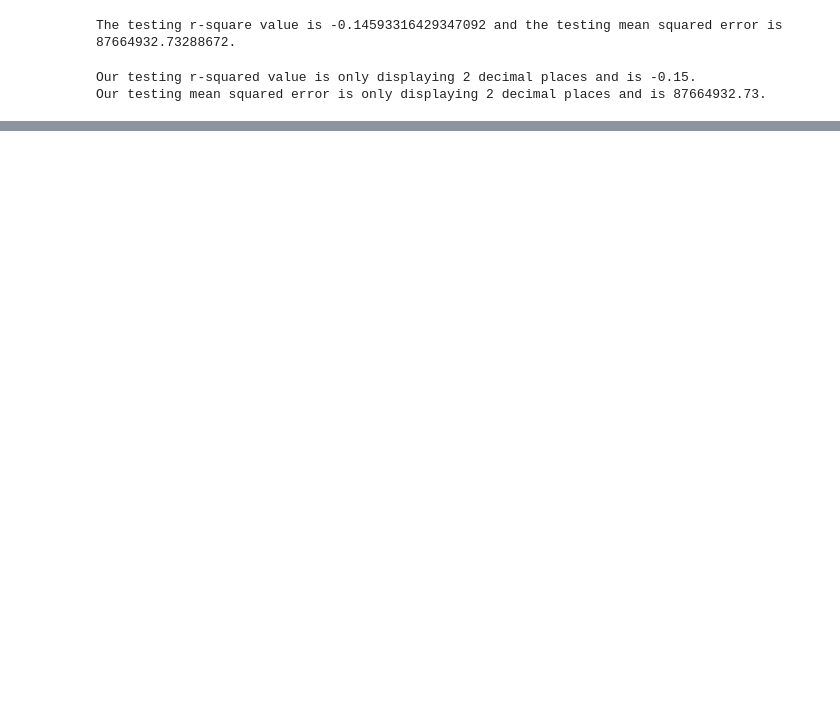
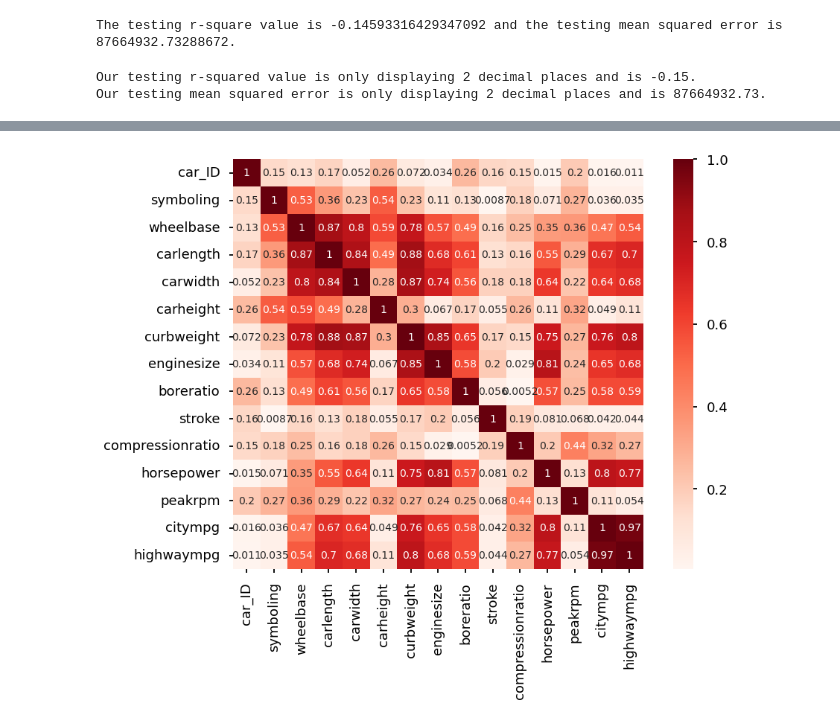
Before and after one commit to A-Kutscher/Linear-Regression-in-Satsmodels--AND--Diagnosing-Your-Regression-Model-, a Jupyter notebook: Linear Regression in statsmodels (Practice).ipynb, the cells around one changed output, grey strips where cells are left out. Drawn from its saved outputs; the diff is of its cells as text; code cells hidden in the pictures; blank space fills up the shorter version.

```diff
--- a/Linear Regression in statsmodels (Practice).ipynb
+++ b/Linear Regression in statsmodels (Practice).ipynb
@@ -425,0 +483,5 @@ Our testing mean squared error is only displaying 2 decimal places and is 876649
+# %%
+corr = df.drop(columns='price').corr().abs()
+sns.heatmap(corr, square=True, cmap='Reds', annot=True);
+# %% [output]
+[figure, added]
```
Also changed, not shown: parts of 123 cells of this notebook.
